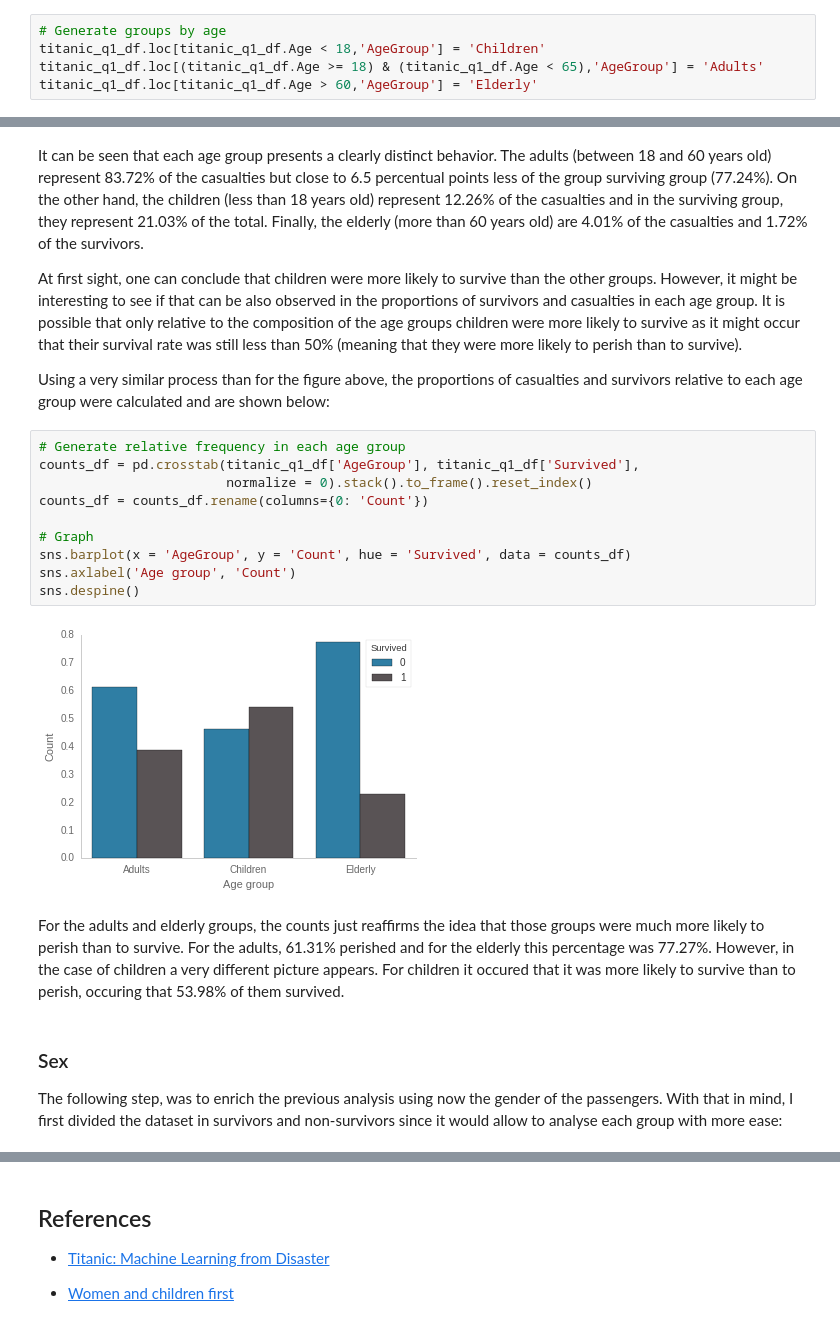
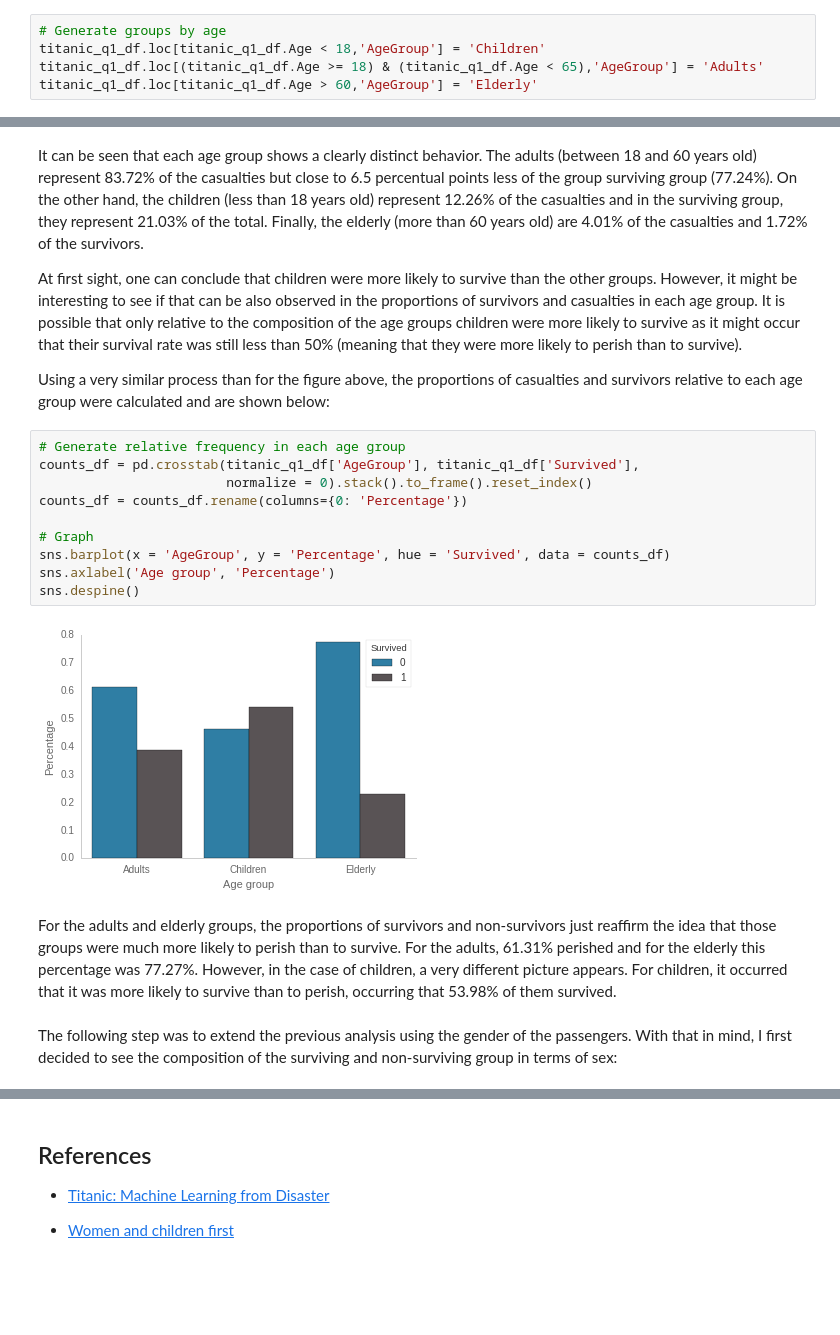
Before and after one commit to dylanjcastillo/titanic_analysis, a Jupyter notebook: Titanic Analysis.ipynb, the cells around one changed output, grey strips where cells are left out. Cells and saved outputs as stored; diff of their text form; blank space fills up the shorter version.

```diff
--- a/Titanic Analysis.ipynb
+++ b/Titanic Analysis.ipynb
@@ -194,7 +185,7 @@ sns.despine()
 # %% [output]
 [figure]
 # %% [markdown]
-It can be seen that each age group presents a clearly distinct behavior. The adults (between 18 and 60 years old) represent 83.72% of the casualties but close to 6.5 percentual points less of the group surviving group (77.24%). On the other hand, the children (less than 18 years old) represent 12.26% of the casualties and in the surviving group, they represent 21.03% of the total. Finally, the elderly (more than 60 years old) are 4.01% of the casualties and 1.72% of the survivors.
+It can be seen that each age group shows a clearly distinct behavior. The adults (between 18 and 60 years old) represent 83.72% of the casualties but close to 6.5 percentual points less of the group surviving group (77.24%). On the other hand, the children (less than 18 years old) represent 12.26% of the casualties and in the surviving group, they represent 21.03% of the total. Finally, the elderly (more than 60 years old) are 4.01% of the casualties and 1.72% of the survivors.
 
 At first sight, one can conclude that children were more likely to survive than the other groups. However, it might be interesting to see if that can be also observed in the proportions of survivors and casualties in each age group. It is possible that only relative to the composition of the age groups children were more likely to survive as it might occur that their survival rate was still less than 50% (meaning that they were more likely to perish than to survive).
 
@@ -202,18 +193,16 @@ Using a very similar process than for the figure above, the proportions of casua
 # %%
 # Generate relative frequency in each age group
 counts_df = pd.crosstab(titanic_q1_df['AgeGroup'], titanic_q1_df['Survived'],
                         normalize = 0).stack().to_frame().reset_index()
-counts_df = counts_df.rename(columns={0: 'Count'})
+counts_df = counts_df.rename(columns={0: 'Percentage'})
 
 # Graph
-sns.barplot(x = 'AgeGroup', y = 'Count', hue = 'Survived', data = counts_df)
-sns.axlabel('Age group', 'Count')
+sns.barplot(x = 'AgeGroup', y = 'Percentage', hue = 'Survived', data = counts_df)
+sns.axlabel('Age group', 'Percentage')
 sns.despine()
 # %% [output]
-[figure, old version]
+[figure, new version]
 # %% [markdown]
-For the adults and elderly groups, the counts just reaffirms the idea that those groups were much more likely to perish than to survive. For the adults, 61.31% perished and for the elderly this percentage was 77.27%. However, in the case of children a very different picture appears. For children it occured that it was more likely to survive than to perish, occuring that 53.98% of them survived.
+For the adults and elderly groups, the proportions of survivors and non-survivors just reaffirm the idea that those groups were much more likely to perish than to survive. For the adults, 61.31% perished and for the elderly this percentage was 77.27%. However, in the case of children, a very different picture appears. For children, it occurred that it was more likely to survive than to perish, occurring that 53.98% of them survived.
 # %% [markdown]
-### Sex
-
-The following step, was to enrich the previous analysis using now the gender of the passengers. With that in mind, I first divided the dataset in survivors and non-survivors since it would allow to analyse each group with more ease:
+The following step was to extend the previous analysis using the gender of the passengers. With that in mind, I first decided to see the composition of the surviving and non-surviving group in terms of sex:
```
Also changed, not shown: parts of 18 cells of this notebook, 1 other file.
